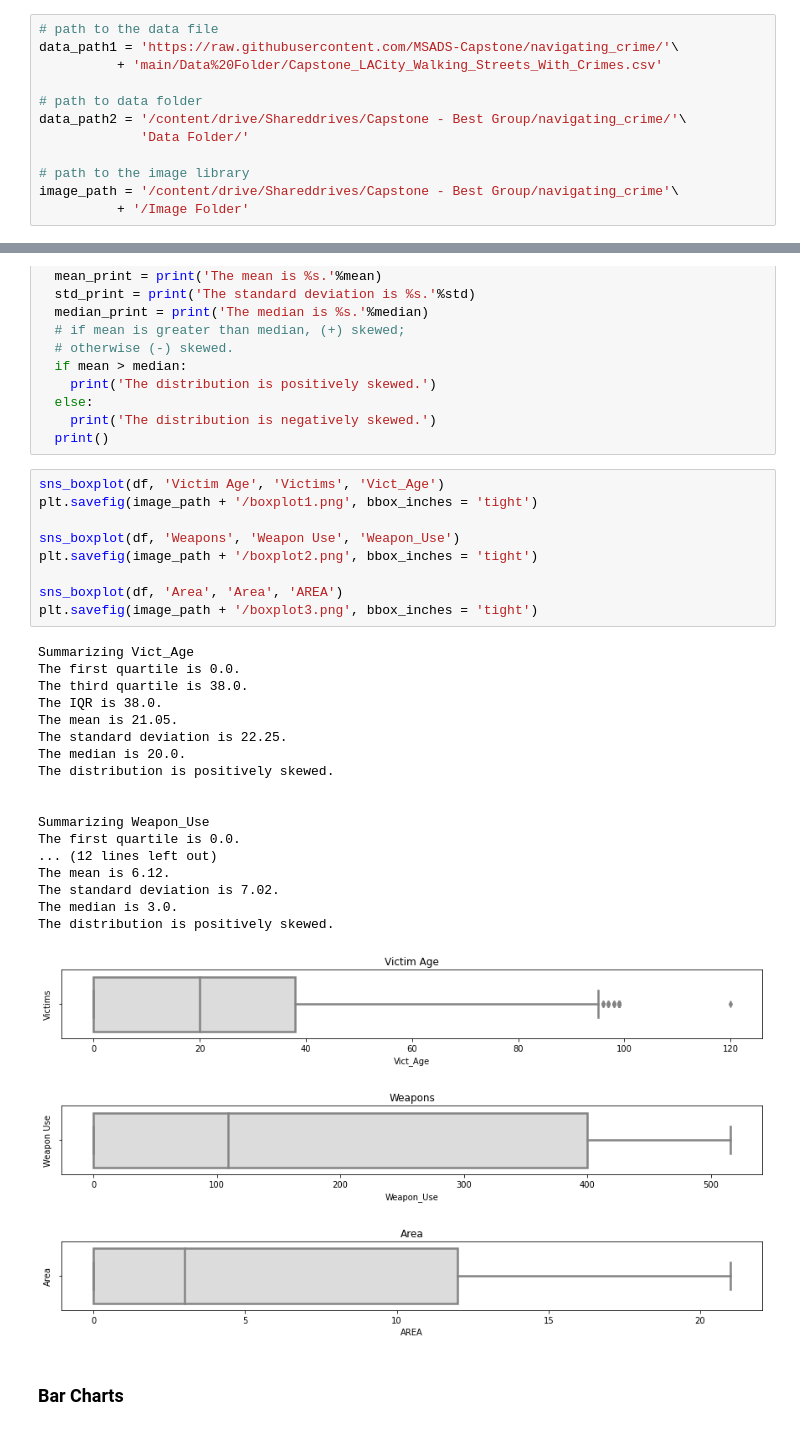
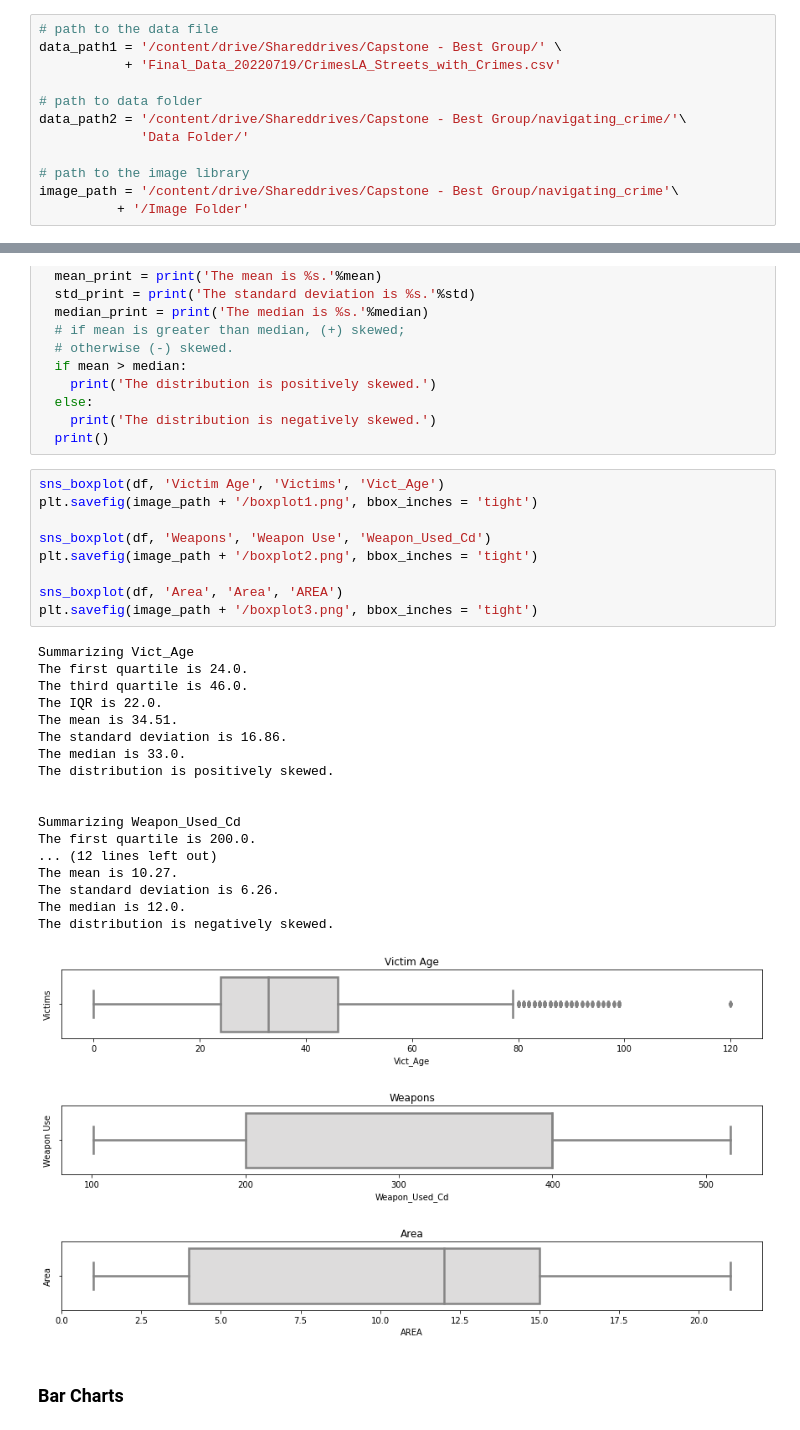
Before and after one commit to MSADS-Capstone/navigating_crime, a Jupyter notebook: Code Library/data_exploration_phase1.ipynb, the cells around one changed output, grey strips where cells are left out. Saved outputs shown, nothing was run; the diff lists cells and outputs as text.

```diff
--- a/Code Library/data_exploration_phase1.ipynb
+++ b/Code Library/data_exploration_phase1.ipynb
@@ -34,8 +34,8 @@ eda_path
 '/content/drive/Shared drives/Capstone - Best Group/navigating_crime/Code Library'
 # %%
 # path to the data file
-data_path1 = 'https://raw.githubusercontent.com/MSADS-Capstone/navigating_crime/'\
-          + 'main/Data%20Folder/Capstone_LACity_Walking_Streets_With_Crimes.csv'
+data_path1 = '/content/drive/Shareddrives/Capstone - Best Group/' \
+           + 'Final_Data_20220719/CrimesLA_Streets_with_Crimes.csv'
 
 # path to data folder
 data_path2 = '/content/drive/Shareddrives/Capstone - Best Group/navigating_crime/'\
@@ -325,33 +325,33 @@ def sns_boxplot(df, title, ylabel, column):
 # %%
 sns_boxplot(df, 'Victim Age', 'Victims', 'Vict_Age')
 plt.savefig(image_path + '/boxplot1.png', bbox_inches = 'tight')
 
-sns_boxplot(df, 'Weapons', 'Weapon Use', 'Weapon_Use')
+sns_boxplot(df, 'Weapons', 'Weapon Use', 'Weapon_Used_Cd')
 plt.savefig(image_path + '/boxplot2.png', bbox_inches = 'tight')
 
 sns_boxplot(df, 'Area', 'Area', 'AREA')
 plt.savefig(image_path + '/boxplot3.png', bbox_inches = 'tight')
 # %% [output]
 Summarizing Vict_Age
-The first quartile is 0.0.
-The third quartile is 38.0.
-The IQR is 38.0.
-The mean is 21.05.
-The standard deviation is 22.25.
-The median is 20.0.
+The first quartile is 24.0.
+The third quartile is 46.0.
+The IQR is 22.0.
+The mean is 34.51.
+The standard deviation is 16.86.
+The median is 33.0.
 The distribution is positively skewed.
 
 
-Summarizing Weapon_Use
-The first quartile is 0.0.
+Summarizing Weapon_Used_Cd
+The first quartile is 200.0.
 ... (12 lines left out)
-The mean is 6.12.
-The standard deviation is 7.02.
-The median is 3.0.
-The distribution is positively skewed.
+The mean is 10.27.
+The standard deviation is 6.26.
+The median is 12.0.
+The distribution is negatively skewed.
-[figure, old version]
+[figure, new version]
-[figure, old version]
+[figure, new version]
-[figure, old version]
+[figure, new version]
 # %% [markdown]
 ### Bar Charts
 # %%
```
Also changed, not shown: parts of 8 cells of this notebook, 12 other files.
